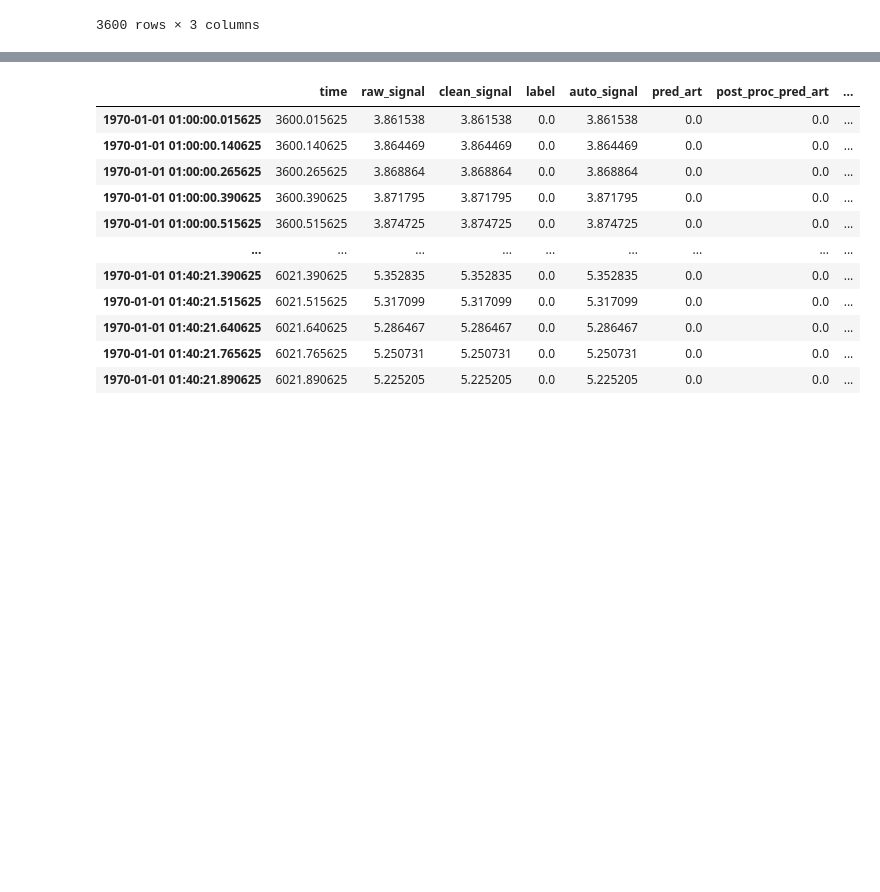
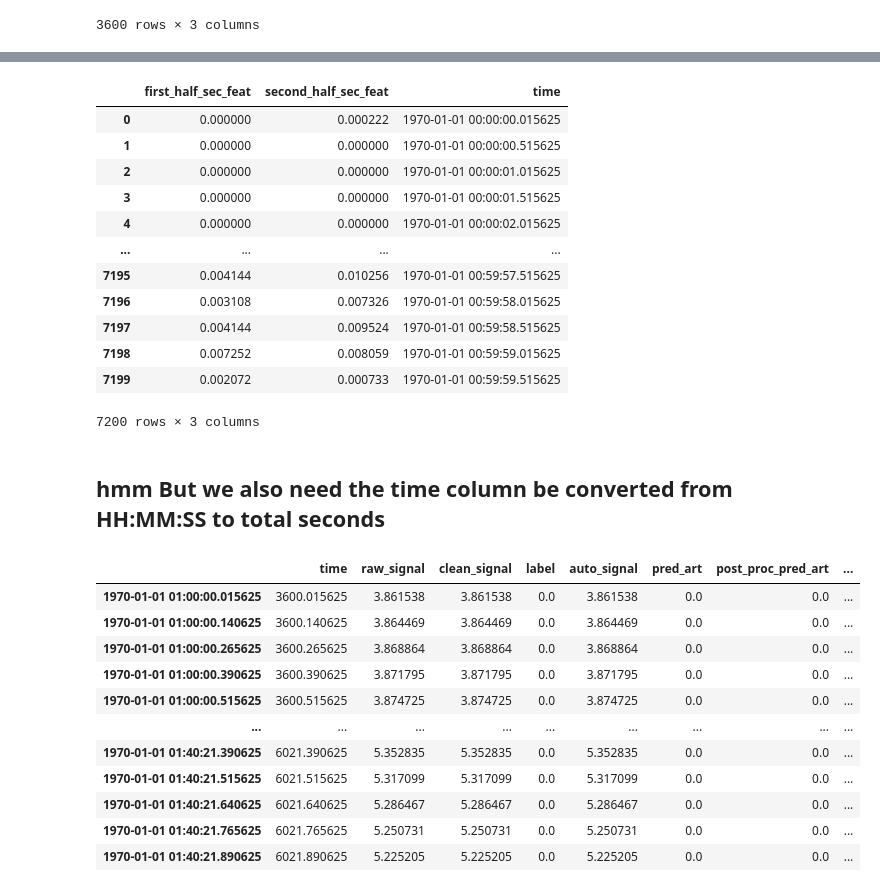
Before and after one commit to 08Aristodemus24/thesis-writing-1, a Jupyter notebook: eda-signal-classifier/experiementation.ipynb, the cells around one changed output, grey strips where cells are left out. Cells and saved outputs as stored; diff of their text form; code cells hidden in the pictures; blank space fills up the shorter version.

```diff
--- a/eda-signal-classifier/experiementation.ipynb
+++ b/eda-signal-classifier/experiementation.ipynb
@@ -1085,0 +1088,3 @@ cD_2_abs_half.shape
+# %%
+coeff_1_half = cD_1_abs_half.max(axis=1)
+coeff_1_half
@@ -1085,0 +1094,3 @@ cD_2_abs_half.shape
+# %%
+coeff_2_half = cD_2_abs_half
+coeff_2_half
@@ -1106,0 +1148,6 @@ one_sec_wave_feats
+# %%
+half_sec_wave_feats = pd.DataFrame({
+    'first_half_sec_feat': coeff_1_half,
+    'second_half_sec_feat': coeff_2_half
+})
+half_sec_wave_feats
@@ -1107,3 +1168,22 @@ one_sec_wave_feats
+# %%
+half_sec_wave_feats['time'] = first_data_halfs_inc_ts[:half_sec_wave_feats.shape[0]]
+half_sec_wave_feats
+# %% [output]
+|  | first_half_sec_feat | second_half_sec_feat | time |
+| 0 | 0.000000 | 0.000222 | 1970-01-01 00:00:00.015625 |
+| 1 | 0.000000 | 0.000000 | 1970-01-01 00:00:00.515625 |
+| 2 | 0.000000 | 0.000000 | 1970-01-01 00:00:01.015625 |
+| 3 | 0.000000 | 0.000000 | 1970-01-01 00:00:01.515625 |
+| 4 | 0.000000 | 0.000000 | 1970-01-01 00:00:02.015625 |
+| ... | ... | ... | ... |
+| 7195 | 0.004144 | 0.010256 | 1970-01-01 00:59:57.515625 |
+| 7196 | 0.003108 | 0.007326 | 1970-01-01 00:59:58.015625 |
+| 7197 | 0.004144 | 0.009524 | 1970-01-01 00:59:58.515625 |
+| 7198 | 0.007252 | 0.008059 | 1970-01-01 00:59:59.015625 |
+| 7199 | 0.002072 | 0.000733 | 1970-01-01 00:59:59.515625 |
+7200 rows × 3 columns
+# %% [markdown]
+## hmm But we also need the time column be converted from HH:MM:SS to total seconds
 # %%
 second_data = akakip_eda_df_8hz[28800:48176]
 second_data
```
Also changed, not shown: parts of 16 cells of this notebook.
